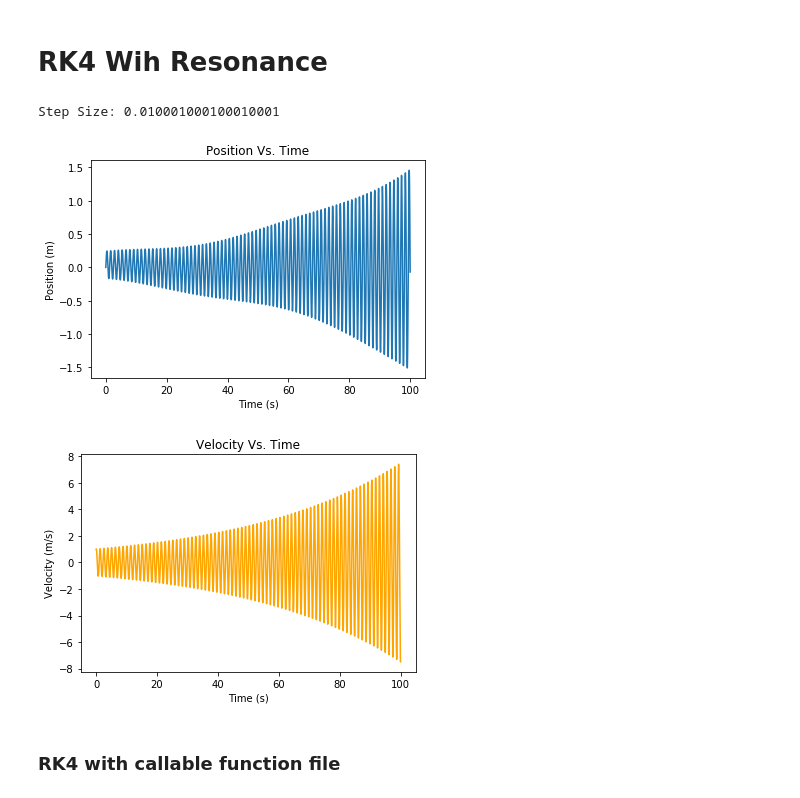
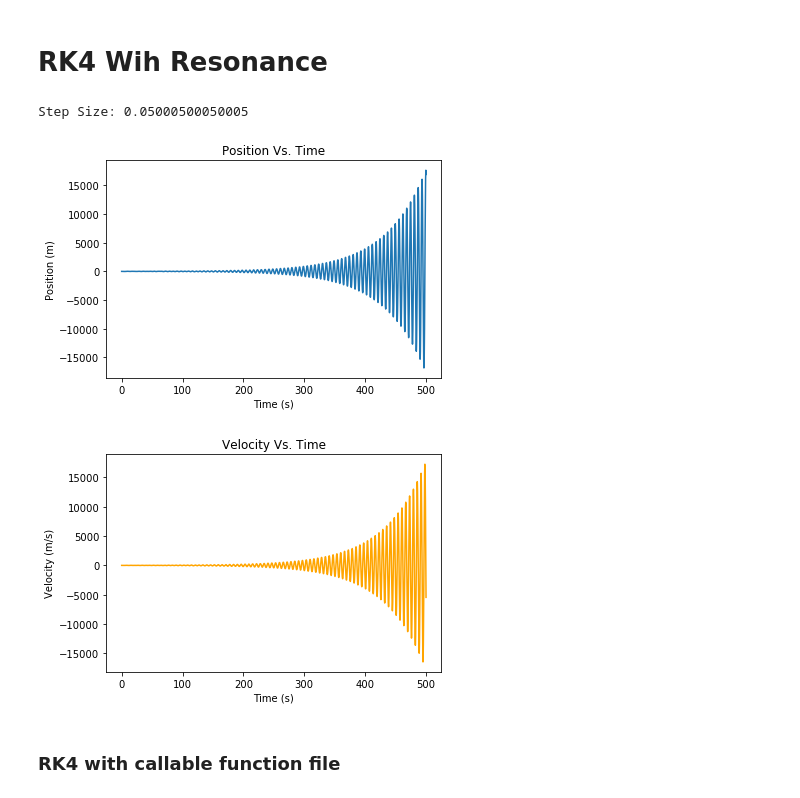
Before and after one commit to seth-harriet/Engr3703-Project, a Jupyter notebook: Project_Scratch.ipynb, the cells around one changed output. Drawn from its saved outputs; the diff is of its cells as text; code cells hidden in the pictures.

```diff
--- a/Project_Scratch.ipynb
+++ b/Project_Scratch.ipynb
@@ -488,8 +488,8 @@ import matplotlib.pyplot as plt
 fx = lambda t,x,v: v    #fx/dt which amounts to velocity
 fv = lambda t,x,v,force,zeta,omega: -2*zeta*omega*v - pow(omega,2)*x + force  #fv/dt which amounts to acceleration
 
-zeta=.021 #Constant for to Identify Dampening Type
-omega=5  # natural frequency in rad/s
+zeta=0.01 #Constant for to Identify Dampening Type
+omega=1# natural frequency in rad/s
 #force= 0  # force acting on the mass in Newtons
 
 def rk4_x (ti, xi, vi, c1, c2, c3, c4, a2, a3, a4,b21, b31, b32, b41, b42, b43,h):
@@ -524,7 +524,7 @@ b42 = 0.
 b43 = 1.
 
 a = 0.0    #initial value for t
-b = 100    #final value for t
+b = 500    #final value for t
 
 n = 10000    #number of t values
 h = (b-a)/(n-1)   #step size
@@ -539,37 +539,37 @@ v_rk4[0] = 1   # Initial Velocity m/s
 
 for i in range(1,n):
 
 
 
     t_rk4[i] = a + i*h    #The next time we observing
 
-    force = 1*cos(0.1*t_rk4[i]) #The force acting on the mass with respect with time
+    force = 5*cos(0.7*t_rk4[i]) #The force acting on the mass with respect with time
 
     v_rk4[i] = rk4_v(t_rk4[i-1],x_rk4[i-1],v_rk4[i-1],force,zeta,omega,c1,c2,c3,c4,a2,a3,a4,b21,b31,b32,b41,b42,b43,h) #I need a Velocity to use to find the position at the next time
 
     x_rk4[i] = rk4_x(t_rk4[i-1],x_rk4[i-1],v_rk4[i-1],c1,c2,c3,c4,a2,a3,a4,b21,b31,b32,b41,b42,b43,h)    #The position at the selected time
 
 
 
 print(f"Step Size: {h}")
 plot1=plt.figure(1)
 plt.plot(t_rk4,x_rk4)
 plt.title("Position Vs. Time")
 plt.xlabel("Time (s)")
 plt.ylabel("Position (m)")
 
 plot2=plt.figure(2)
 plt.plot(t_rk4,v_rk4, color="orange")
 
 plt.title("Velocity Vs. Time")
 plt.xlabel("Time (s)")
 plt.ylabel("Velocity (m/s)")
 
 plt.show()
 # %% [output]
-Step Size: 0.010001000100010001
+Step Size: 0.05000500050005
-[figure, old version]
+[figure, new version]
-[figure, old version]
+[figure, new version]
 # %% [markdown]
 ### RK4 with callable function file
 # %%
```
Also changed, not shown: parts of 6 cells of this notebook.
